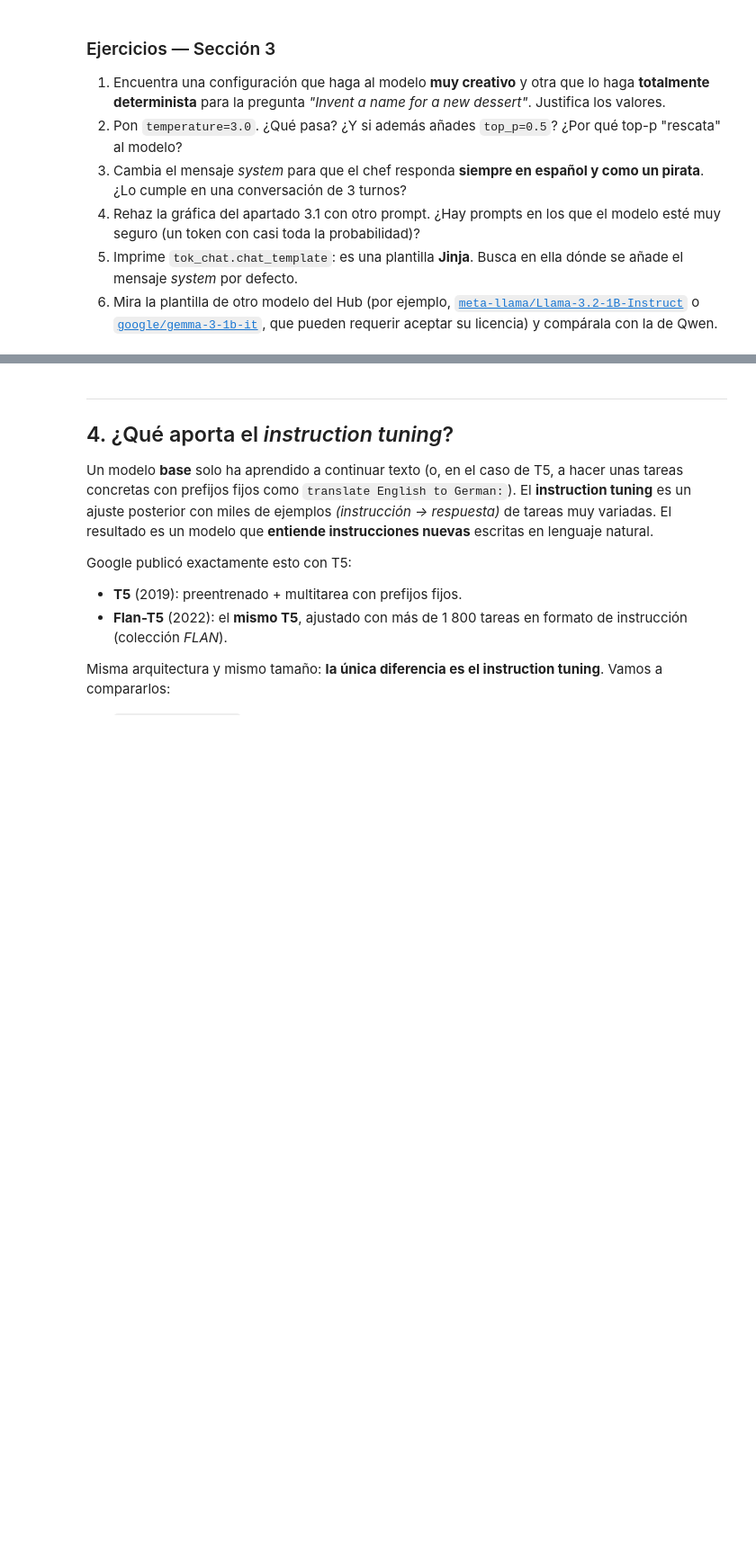
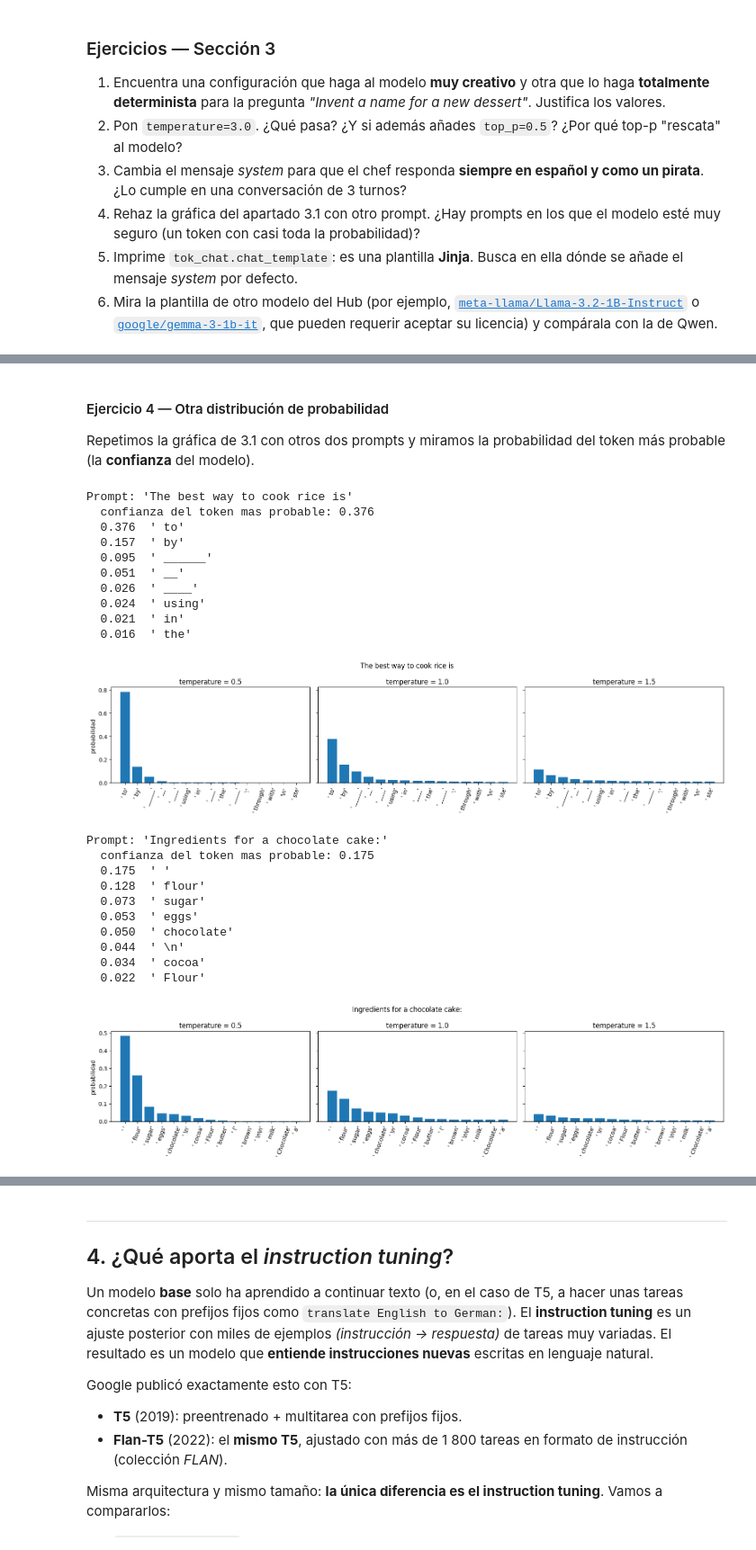
Before and after one commit to ai-somorrostro/reto_1_1-2627-llm_introduction, a Jupyter notebook: llm_fundamentos.ipynb, the cells around one changed output, grey strips where cells are left out. Shown at 90% size. Drawn from its saved outputs; the diff is of its cells as text; code cells hidden in the pictures; blank space fills up the shorter version.

```diff
--- a/llm_fundamentos.ipynb
+++ b/llm_fundamentos.ipynb
@@ -805,0 +1807,5 @@ liberar_memoria()
+# %%
+nombre = "Qwen/Qwen2.5-0.5B-Instruct"
+tok_chat = AutoTokenizer.from_pretrained(nombre)
+model_chat = AutoModelForCausalLM.from_pretrained(nombre, dtype=DTYPE_INFERENCIA).to(device)
+print(contar_parametros(model_chat))
@@ -805,0 +1911,54 @@ liberar_memoria()
+# %% [markdown]
+#### Ejercicio 4 — Otra distribución de probabilidad
+
+Repetimos la gráfica de 3.1 con otros dos prompts y miramos la probabilidad del token más probable (la **confianza** del modelo).
+# %%
+for prompt_nuevo in ["The best way to cook rice is", "Ingredients for a chocolate cake:"]:
+    enc = tok_chat(prompt_nuevo, return_tensors="pt").to(device)
+    with torch.no_grad():
+        logits = model_chat(**enc).logits[0, -1].float()
+
+    probs = logits.softmax(-1)
+    top = probs.topk(8)
+    print(f"\nPrompt: {prompt_nuevo!r}")
+    print(f"  confianza del token mas probable: {top.values[0]:.3f}")
+    for p, idx in zip(top.values, top.indices):
+        print(f"  {p:.3f}  {tok_chat.decode(idx)!r}")
+
+    N = 15
+    top_ids = probs.topk(N).indices
+    etiquetas = [repr(tok_chat.decode(i)) for i in top_ids]
+
+    fig, axes = plt.subplots(1, 3, figsize=(16, 4), sharey=True)
+    for ax, T in zip(axes, [0.5, 1.0, 1.5]):
+        probs_T = (logits / T).softmax(-1)[top_ids].cpu()
+        ax.bar(range(N), probs_T)
+        ax.set_xticks(range(N), etiquetas, rotation=70)
+        ax.set_title(f"temperature = {T}")
+    axes[0].set_ylabel("probabilidad")
+    fig.suptitle(prompt_nuevo)
+    plt.tight_layout()
+    plt.show()
+# %% [output]
+Prompt: 'The best way to cook rice is'
+  confianza del token mas probable: 0.376
+  0.376  ' to'
+  0.157  ' by'
+  0.095  ' ______'
+  0.051  ' __'
+  0.026  ' ____'
+  0.024  ' using'
+  0.021  ' in'
+  0.016  ' the'
+[figure, added]
+Prompt: 'Ingredients for a chocolate cake:'
+  confianza del token mas probable: 0.175
+  0.175  ' '
+  0.128  ' flour'
+  0.073  ' sugar'
+  0.053  ' eggs'
+  0.050  ' chocolate'
+  0.044  ' \n'
+  0.034  ' cocoa'
+  0.022  ' Flour'
+[figure, added]
```
Also changed, not shown: parts of 122 cells of this notebook.
